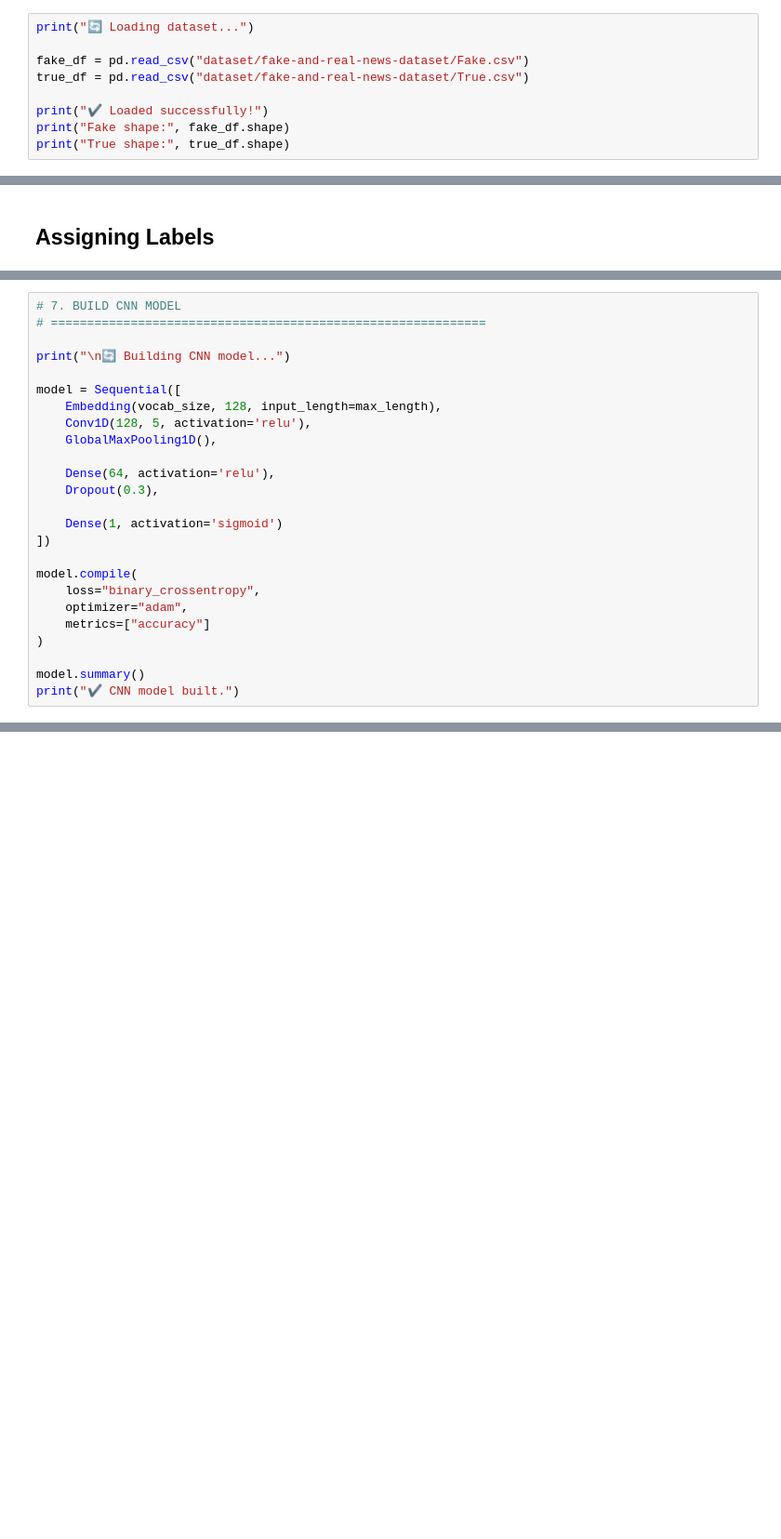
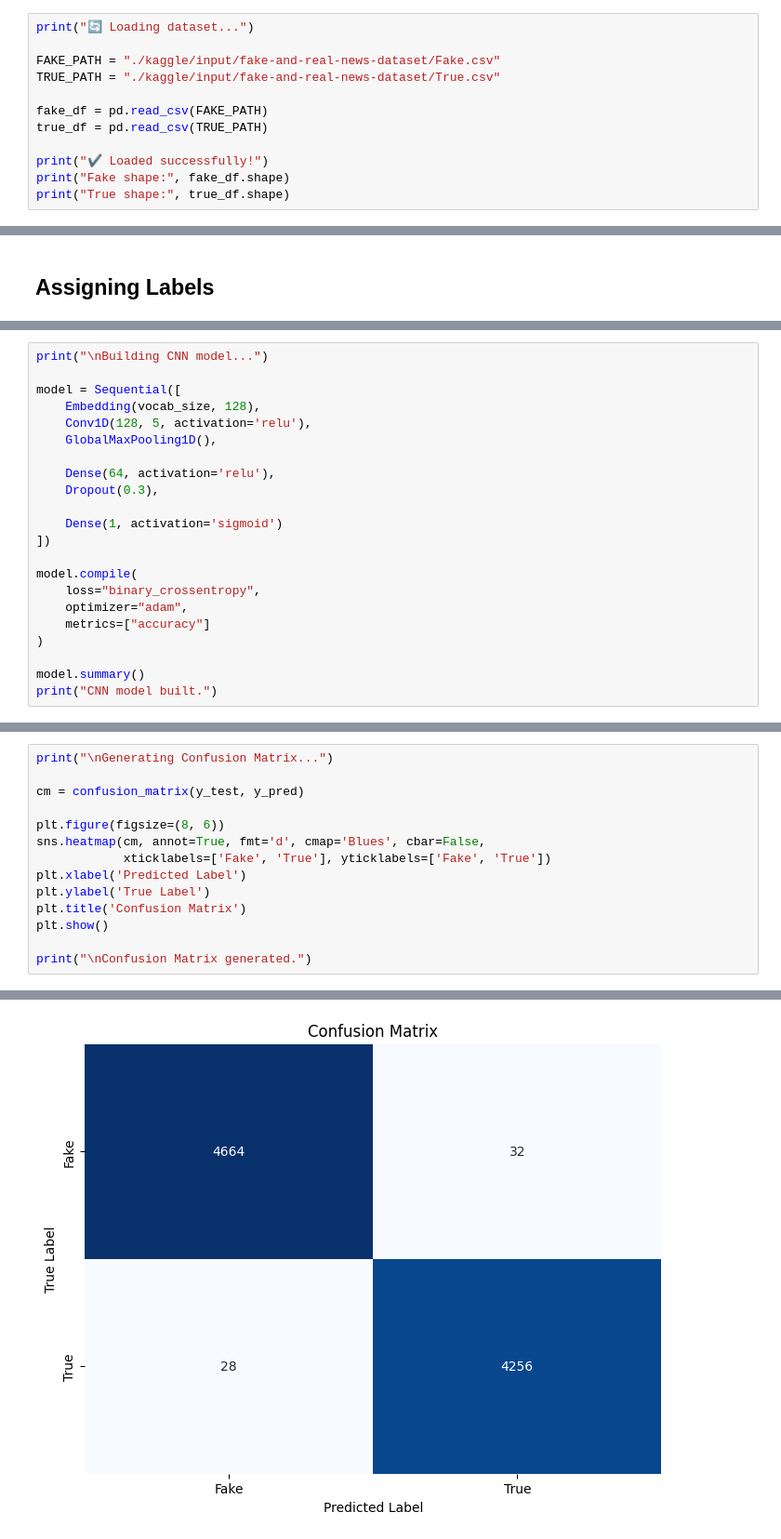
Before and after one commit to meheralimeer/fake-news-detection, a Jupyter notebook: ml_model/model_training.ipynb, the cells around one changed output, grey strips where cells are left out. Shown at 93% size. Saved outputs shown, nothing was run; the diff lists cells and outputs as text; blank space fills up the shorter version.

Commit message:
model and model endpoiints

```diff
--- a/ml_model/model_training.ipynb
+++ b/ml_model/model_training.ipynb
@@ -48,8 +43,11 @@ from sklearn.metrics import classification_report, accuracy_score
 # %%
 print("🔄 Loading dataset...")
 
-fake_df = pd.read_csv("dataset/fake-and-real-news-dataset/Fake.csv")
-true_df = pd.read_csv("dataset/fake-and-real-news-dataset/True.csv")
+FAKE_PATH = "./kaggle/input/fake-and-real-news-dataset/Fake.csv"
+TRUE_PATH = "./kaggle/input/fake-and-real-news-dataset/True.csv"
+
+fake_df = pd.read_csv(FAKE_PATH)
+true_df = pd.read_csv(TRUE_PATH)
 
 print("✔ Loaded successfully!")
 print("Fake shape:", fake_df.shape)
@@ -131,11 +147,8 @@ print("✔ Tokenizer saved as tokenizer.pkl")
 # %%
-# 7. BUILD CNN MODEL
-# ============================================================
-
-print("\n🔄 Building CNN model...")
+print("\nBuilding CNN model...")
 
 model = Sequential([
-    Embedding(vocab_size, 128, input_length=max_length),
+    Embedding(vocab_size, 128),
     Conv1D(128, 5, activation='relu'),
     GlobalMaxPooling1D(),
 
@@ -152,4 +165,4 @@ model.compile(
 )
 
 model.summary()
-print("✔ CNN model built.")
+print("CNN model built.")
@@ -181,0 +247,15 @@ print(classification_report(y_test, y_pred))
+# %%
+print("\nGenerating Confusion Matrix...")
+
+cm = confusion_matrix(y_test, y_pred)
+
+plt.figure(figsize=(8, 6))
+sns.heatmap(cm, annot=True, fmt='d', cmap='Blues', cbar=False,
+            xticklabels=['Fake', 'True'], yticklabels=['Fake', 'True'])
+plt.xlabel('Predicted Label')
+plt.ylabel('True Label')
+plt.title('Confusion Matrix')
+plt.show()
+
+print("\nConfusion Matrix generated.")
+# %% [output]
@@ -181,0 +263 @@ print(classification_report(y_test, y_pred))
+[figure, added]
```
Also changed, not shown: parts of 26 cells of this notebook, 3 other files.
